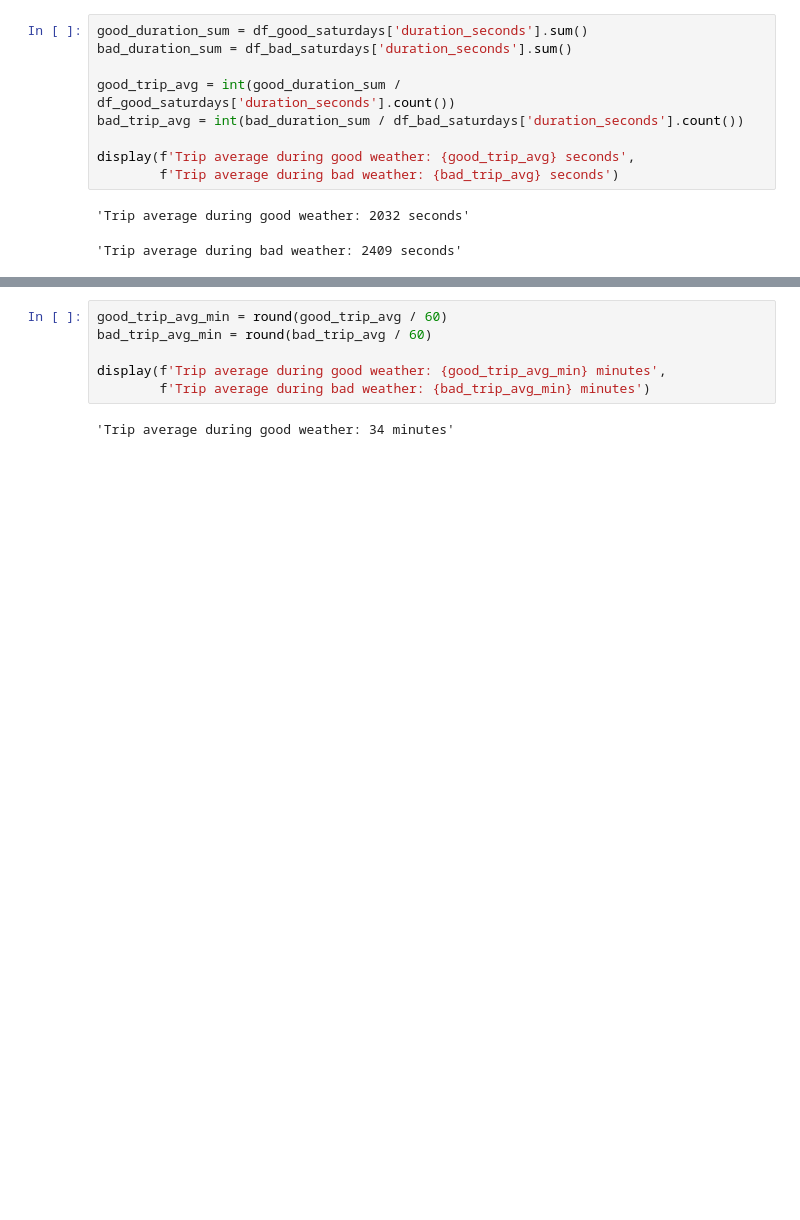
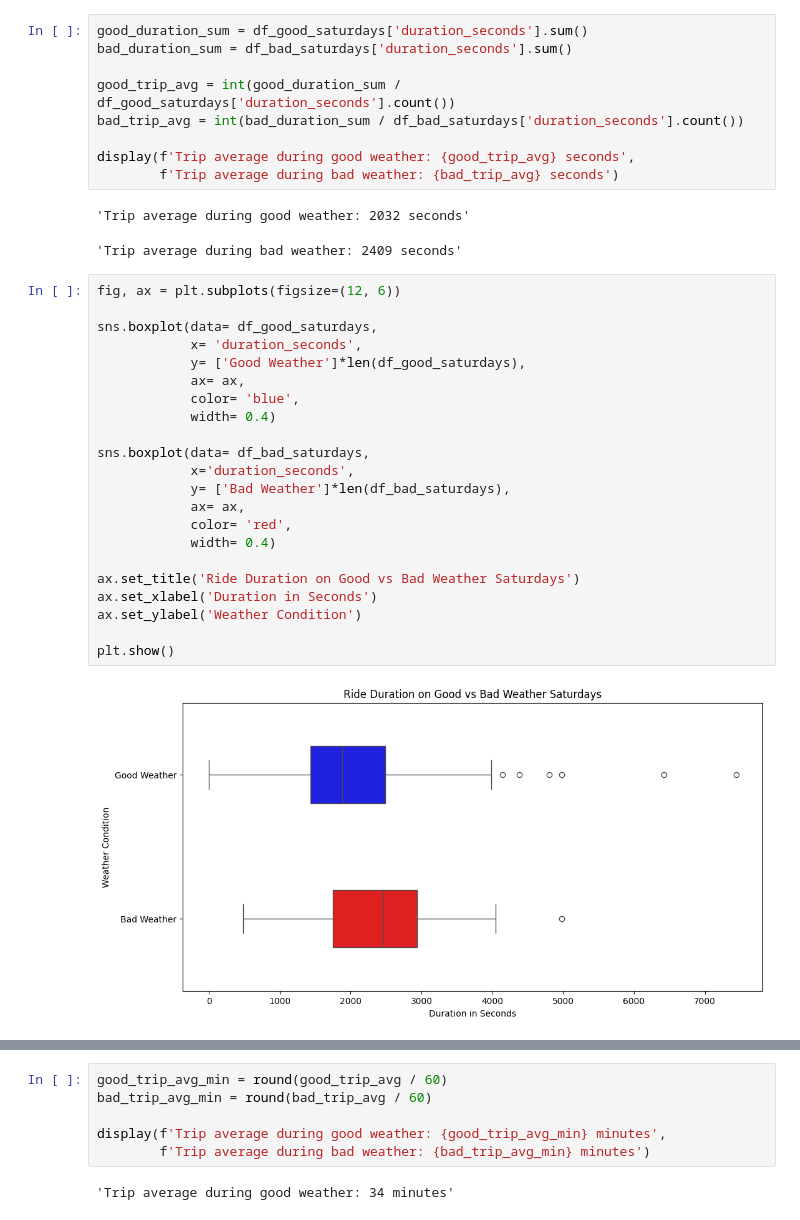
Before and after one commit to Vyncent-vdW/sprint_six_sql_project, a Jupyter notebook: sprint_six_sql_nb.ipynb, the cells around one changed output, grey strips where cells are left out. Drawn from its saved outputs; the diff is of its cells as text; blank space fills up the shorter version.

```diff
--- a/sprint_six_sql_nb.ipynb
+++ b/sprint_six_sql_nb.ipynb
@@ -436,3 +463,27 @@ display(f'Trip average during good weather: {good_trip_avg} seconds',
 # %% [output]
 'Trip average during good weather: 2032 seconds'
 'Trip average during bad weather: 2409 seconds'
+# %%
+fig, ax = plt.subplots(figsize=(12, 6))
+
+sns.boxplot(data= df_good_saturdays,
+            x= 'duration_seconds',
+            y= ['Good Weather']*len(df_good_saturdays),
+            ax= ax,
+            color= 'blue',
+            width= 0.4)
+
+sns.boxplot(data= df_bad_saturdays,
+            x='duration_seconds',
+            y= ['Bad Weather']*len(df_bad_saturdays),
+            ax= ax,
+            color= 'red',
+            width= 0.4)
+
+ax.set_title('Ride Duration on Good vs Bad Weather Saturdays')
+ax.set_xlabel('Duration in Seconds')
+ax.set_ylabel('Weather Condition')
+
+plt.show()
+# %% [output]
+[figure, added]
```
Also changed, not shown: parts of 8 cells of this notebook.
